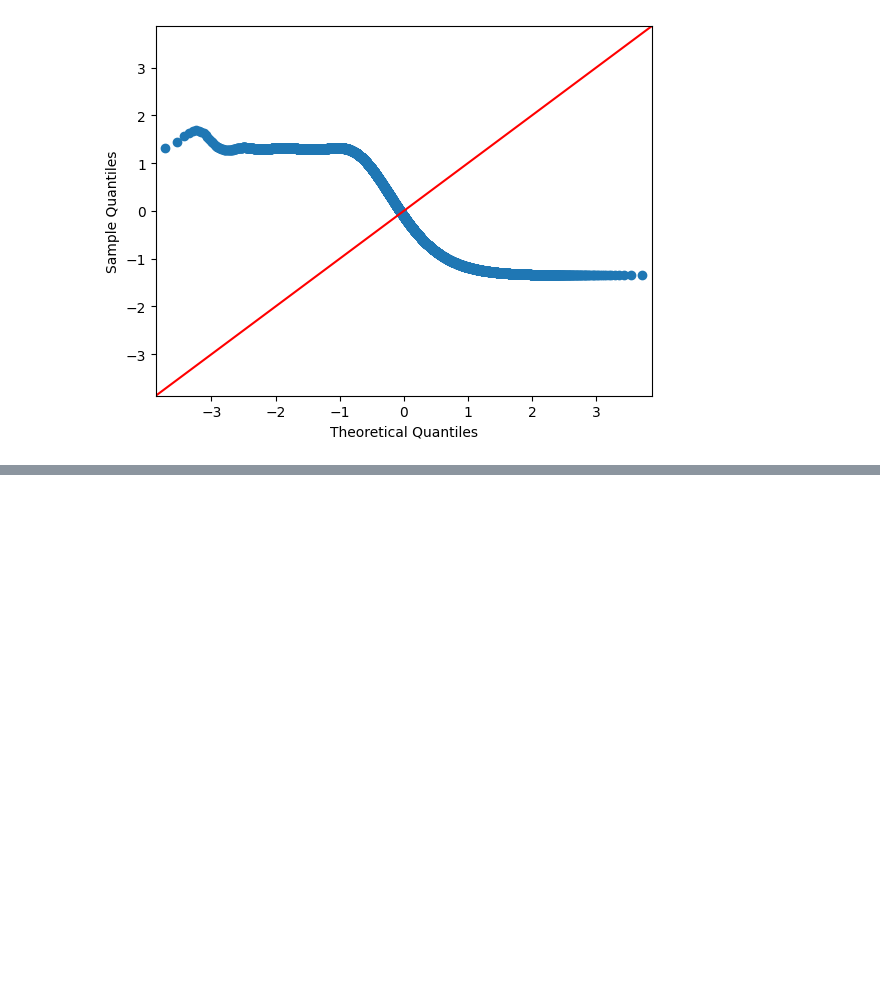
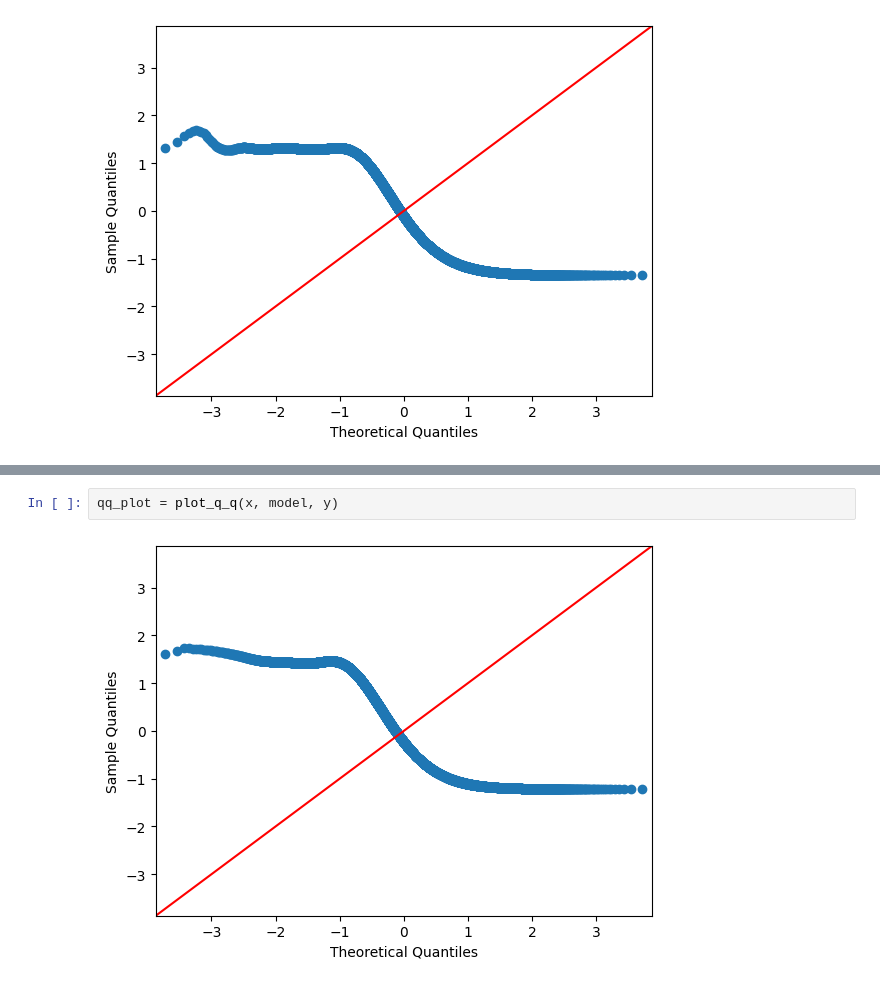
Before and after one commit to CS-433/ml-project-2-lady_bug, a Jupyter notebook: hydrogen_ode.ipynb, the cells around one changed output, grey strips where cells are left out. Drawn from its saved outputs; the diff is of its cells as text; blank space fills up the shorter version.

```diff
--- a/hydrogen_ode.ipynb
+++ b/hydrogen_ode.ipynb
@@ -272,0 +301,4 @@ qq_plot = plot_q_q(x, model, y)
+# %%
+qq_plot = plot_q_q(x, model, y)
+# %% [output]
+[figure, added]
```
Also changed, not shown: parts of 4 cells of this notebook.
